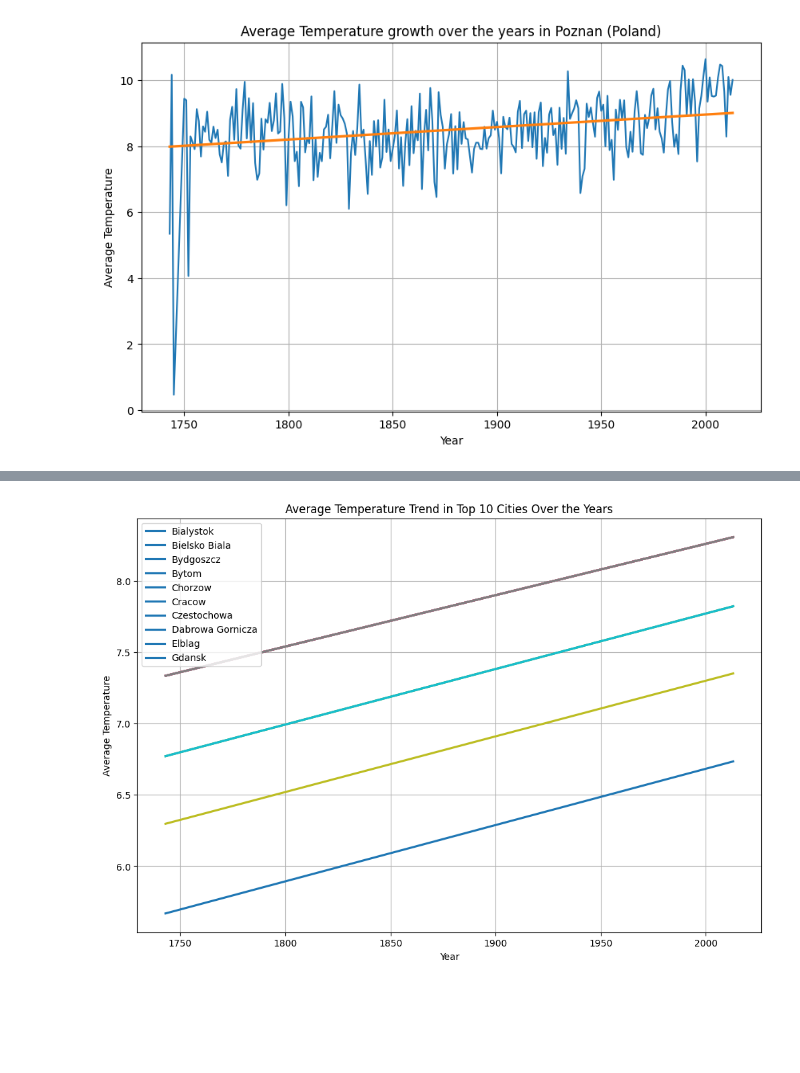
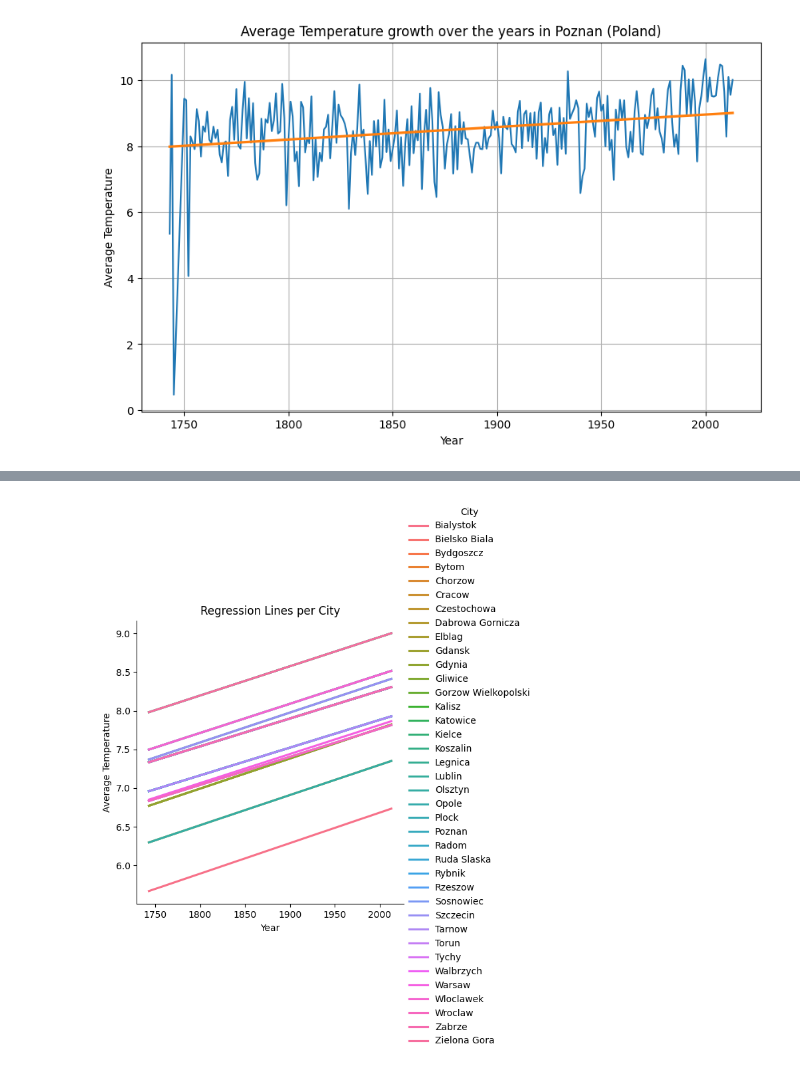
Before and after one commit to mattkuc/climate_change, a Jupyter notebook: climate_in_cities.ipynb, the cells around one changed output, grey strips where cells are left out. Saved outputs shown, nothing was run; the diff lists cells and outputs as text; code cells hidden in the pictures; blank space fills up the shorter version.

```diff
--- a/climate_in_cities.ipynb
+++ b/climate_in_cities.ipynb
@@ -117,24 +122,11 @@ top_5_cities = result_df.nlargest(5, 'Subtraction')
-# %%
-# getting top 10 cities and plotting them
-
-
-#top_5_cities = result_df.nlargest(10, 'Subtraction')
-
-# Create a line plot with regression lines for the top 10 cities
-plt.figure(figsize=(12, 8))
-line_artists = []  # Collect regression line artists
-for city in top_5_cities['City']:
-    group = grouped.get_group(city)
-    reg_model = sns.regplot(x='Year', y='AverageTemperature', data=group, ci=None, label=city,scatter=False)
-    line_artists.append(reg_model.lines[0])  # Append the line artist to the list
-
-plt.title('Average Temperature Trend in Top 5 Cities Over the Years')
-plt.xlabel('Year')
-plt.ylabel('Average Temperature')
-
-# Create the legend using the line artists and city names
-plt.legend(handles=line_artists, labels=top_5_cities['City'].tolist(), loc='upper left')
-plt.grid(True)
-plt.show()
-# %% [output]
-[figure, removed]
+# %%
+sns.lmplot(data=df_cleaned,x='Year',y='AverageTemperature',hue='City',ci=None,scatter=None)
+
+
+plt.xlabel('Year')
+plt.ylabel('Average Temperature')
+plt.title('Regression Lines per City')
+
+plt.show()
+# %% [output]
+[figure, added]
```
Also changed, not shown: parts of 4 cells of this notebook.
